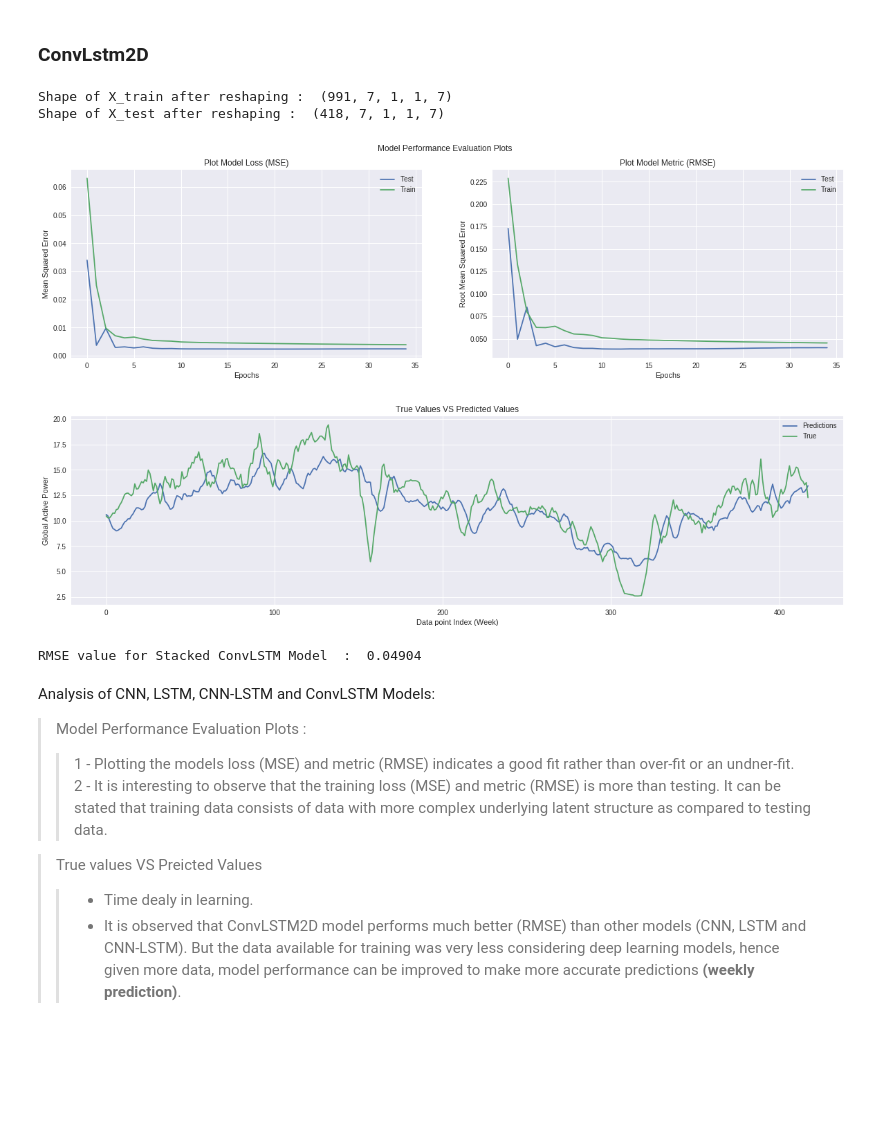
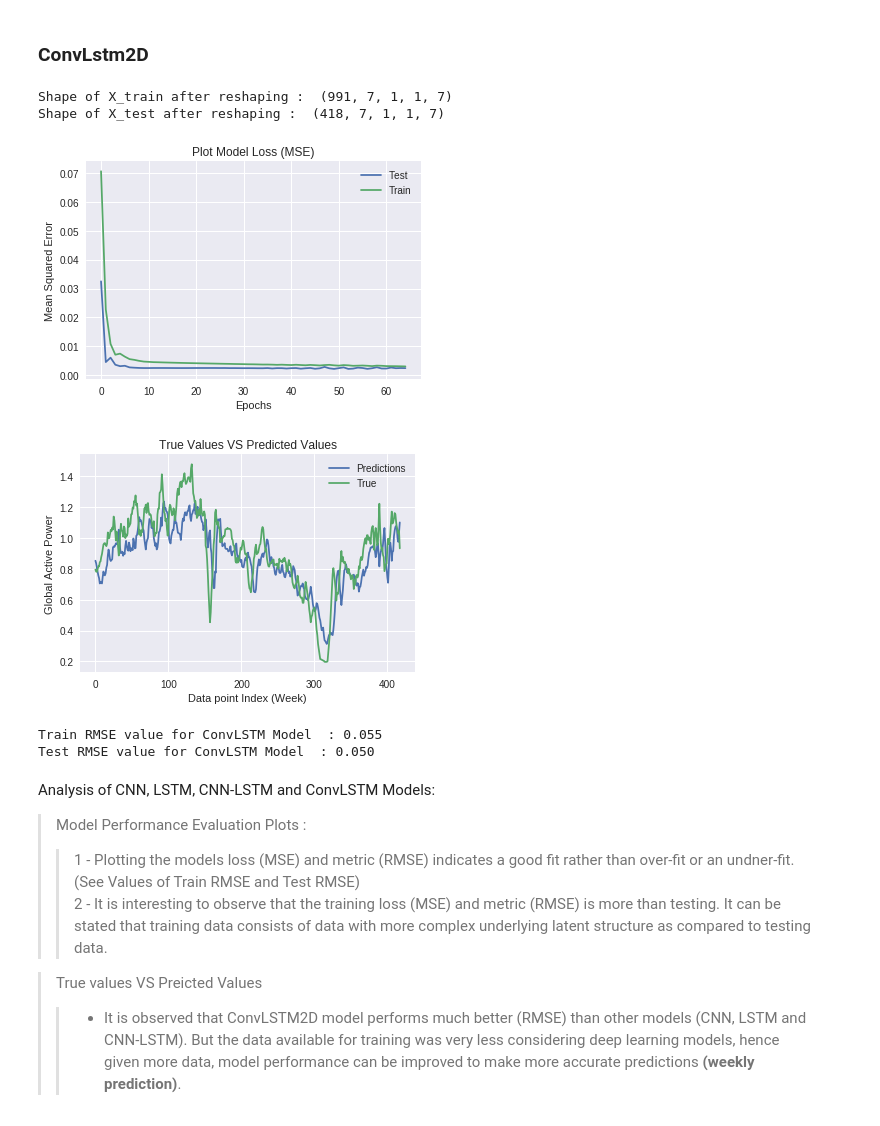
Before and after one commit to iam-armanahmed/household-electric-power-consumption, a Jupyter notebook: EDA_and_Model.ipynb, the cells around one changed output. Cells and saved outputs as stored; diff of their text form; code cells hidden in the pictures; blank space fills up the shorter version.

```diff
--- a/EDA_and_Model.ipynb
+++ b/EDA_and_Model.ipynb
@@ -780,43 +784,50 @@ RMSE value for Stacked CNN-LSTM Model  :  0.05242
 # %% [markdown]
 ### ConvLstm2D
 # %%
-# Prepare data from ConvLSTM2D
-X_train, Y_train, X_test, Y_test = prep_data_cnn_lstm_model(energy_data, reshape_params, 'convlstm2d')
+def conv_lstm(X_train, Y_train, X_test, Y_test):
 
-# Create Convlstm2d Model
-convlstm2d = Sequential()
-convlstm2d.add(ConvLSTM2D(filters=64, kernel_size=(1,1), activation='relu', input_shape=(7, 1, 1,7), return_sequences=True))
-convlstm2d.add(ConvLSTM2D(filters=32, kernel_size=(1,1), activation='relu'))
-convlstm2d.add(Flatten())
-# convlstm2d.add(Dense(20))
-convlstm2d.add(Dense(1))
+    # Create Convlstm2d Model
+    convlstm2d = Sequential()
+    convlstm2d.add(ConvLSTM2D(filters=64, kernel_size=(1,1), activation='relu', input_shape=(7, 1, 1,7), return_sequences=True))
+    convlstm2d.add(ConvLSTM2D(filters=32, kernel_size=(1,1), activation='relu'))
+    convlstm2d.add(Flatten())
+    convlstm2d.add(Dense(1))
 
-# Compile Convlstm2D model
-convlstm2d.compile(optimizer='adam',  loss ='mean_squared_error', metrics=[model_rmse])
+    # Compile Convlstm2D mode
+    convlstm2d.compile(optimizer='adam',  loss ='mean_squared_error')
 
-# Fit Convlstm2d model
-history = convlstm2d.fit(X_train, Y_train, batch_size=128, validation_data=(X_test, Y_test), epochs=35, verbose=0, shuffle=False)
+    # Fit Convlstm2d model
+    history = convlstm2d.fit(X_train, Y_train, batch_size=100, validation_data=(X_test, Y_test), epochs=65, verbose=0, shuffle=False)
 
-# Plot ConvLSTM2d model history
-plot_model_performance(history, 'ConvLstm2D Model')
+    # Plot ConvLSTM2d model history
+    plot_model_performance(history, 'ConvLstm2D Model')
 
-# Plot ConvLSTM2d Model predictions vs True values
-plot_pred_vs_true(convlstm2d.predict(X_test) / scaler.scale_[-1], Y_test / scaler.scale_[-1], 'ConvLstm2D Model')
+    # Plot ConvLSTM2d Model predictions vs True values
+    plot_pred_vs_true(convlstm2d.predict(X_test) / scaler.scale_[0], Y_test / scaler.scale_[0], 'ConvLstm2D Model')
 
-# Evaluate rmse for ConvLSTM2d
-print('RMSE value for Stacked ConvLSTM Model  :  %.5f '  % compute_rmse(convlstm2d.predict(X_test), Y_test))
+    # Evaluate Train rmse for ConvLSTM Model
+    print('Train RMSE value for ConvLSTM Model  : %.3f ' % compute_rmse(convlstm2d.predict(X_train), Y_train))
+
+    # Evaluate Test rmse for CNN_LSTM Model
+    print('Test RMSE value for ConvLSTM Model  : %.3f ' % compute_rmse(convlstm2d.predict(X_test), Y_test))
-# %% [output]
-Shape of X_train after reshaping :  (991, 7, 1, 1, 7)
-Shape of X_test after reshaping :  (418, 7, 1, 1, 7)
-[figure, removed]
-[figure, removed]
-RMSE value for Stacked ConvLSTM Model  :  0.04904
+# %%
+# Prepare data from ConvLSTM2D
+X_train, Y_train, X_test, Y_test = prep_data_cnn_lstm_model(energy_data, reshape_params, 'convlstm2d')
+
+# Convlstm Model
+conv_lstm(X_train, Y_train, X_test, Y_test)
+# %% [output]
+Shape of X_train after reshaping :  (991, 7, 1, 1, 7)
+Shape of X_test after reshaping :  (418, 7, 1, 1, 7)
+[figure, added]
+[figure, added]
+Train RMSE value for ConvLSTM Model  : 0.055
+Test RMSE value for ConvLSTM Model  : 0.050
 # %% [markdown]
 Analysis of CNN, LSTM, CNN-LSTM and ConvLSTM Models:
 > Model Performance Evaluation Plots :
-> > 1 - Plotting the models loss (MSE) and metric (RMSE) indicates a good fit rather than over-fit or an undner-fit. <br>
+> > 1 - Plotting the models loss (MSE) and metric (RMSE) indicates a good fit rather than over-fit or an undner-fit. (See Values of Train RMSE and Test RMSE) <br>
 > > 2 - It is interesting to observe that the training loss (MSE) and metric (RMSE) is more than testing. It can be stated that training data consists of data with more complex underlying latent structure as compared to testing data.
 
 > True values VS Preicted Values
-> >  - Time dealy in learning. <br>
 > >  - It is observed that ConvLSTM2D model performs much better (RMSE) than other models (CNN, LSTM and CNN-LSTM). But the data available for training was very less considering deep learning models, hence given more data, model performance can be improved to make more accurate predictions __(weekly prediction)__.
```
Also changed, not shown: parts of 12 cells of this notebook.
